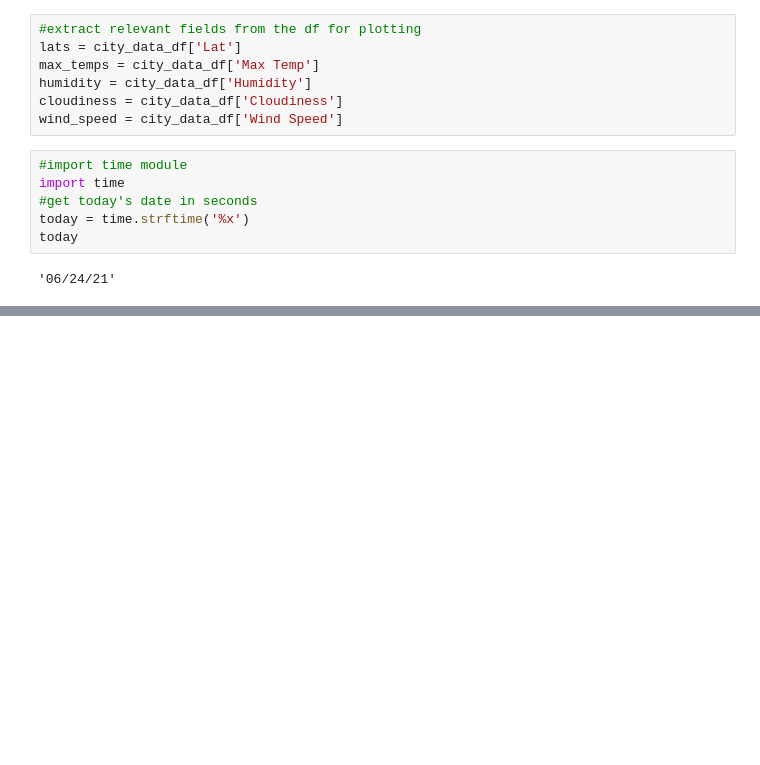
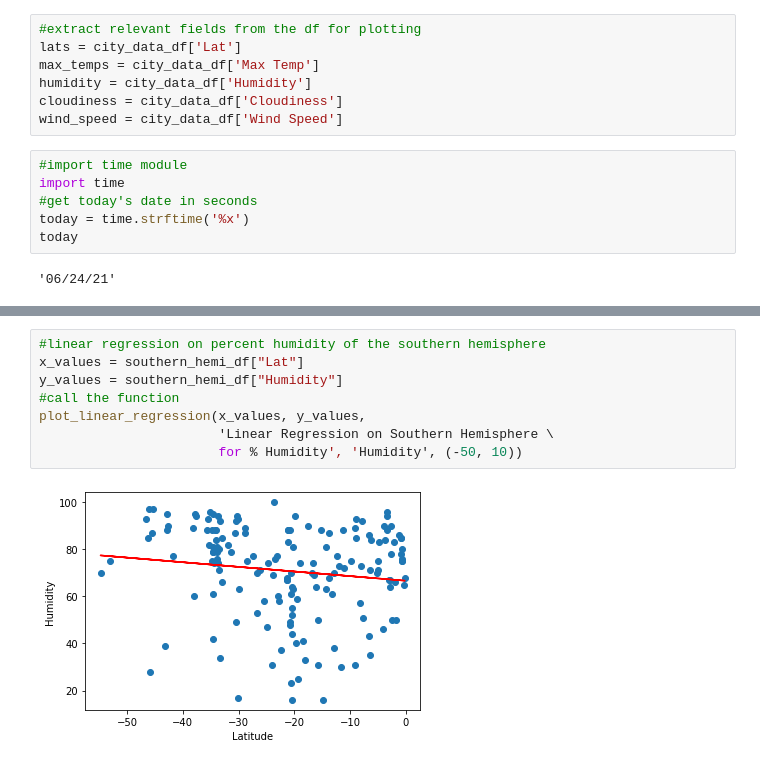
Before and after one commit to amarks5/World_Weather_Analysis, a Jupyter notebook: WeatherPy.ipynb, the cells around one changed output, grey strips where cells are left out. Saved outputs shown, nothing was run; the diff lists cells and outputs as text; blank space fills up the shorter version.

```diff
--- a/WeatherPy.ipynb
+++ b/WeatherPy.ipynb
@@ -296,0 +381,10 @@ plt.show()
+# %%
+#linear regression on percent humidity of the southern hemisphere
+x_values = southern_hemi_df["Lat"]
+y_values = southern_hemi_df["Humidity"]
+#call the function
+plot_linear_regression(x_values, y_values,
+                       'Linear Regression on Southern Hemisphere \
+                       for % Humidity', 'Humidity', (-50, 10))
+# %% [output]
+[figure, added]
```
Also changed, not shown: parts of 19 cells of this notebook.
